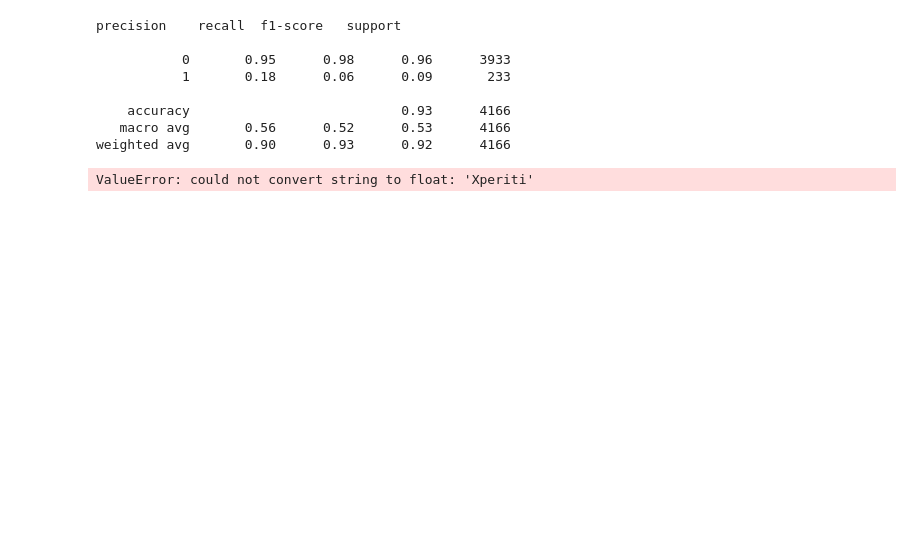
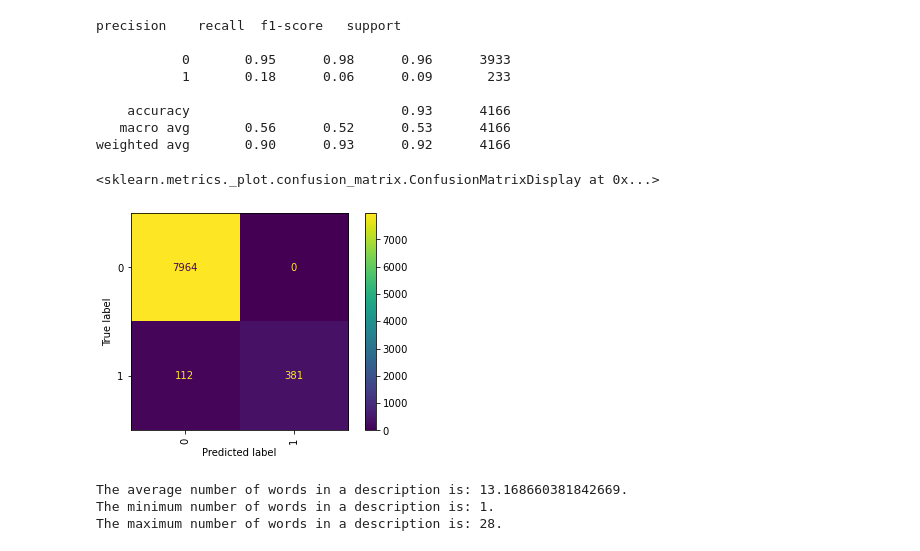
Before and after one commit to agpark1/VC-Sourcing-Model-Unit2-Build, a Jupyter notebook: 2A.ipynb, the cells around one changed output. Cells and saved outputs as stored; diff of their text form; code cells hidden in the pictures; blank space fills up the shorter version.

```diff
--- a/2A.ipynb
+++ b/2A.ipynb
@@ -264,3 +297,10 @@ precision    recall  f1-score   support
     accuracy                           0.93      4166
    macro avg       0.56      0.52      0.53      4166
 weighted avg       0.90      0.93      0.92      4166
+# %%
+# Plot a confusion matrix for your Tanzania Waterpumps model.
+from sklearn.metrics import plot_confusion_matrix
+plot_confusion_matrix(pipe, X_train, y_train, values_format='.0f', xticks_rotation='vertical')
+# %% [output]
+<sklearn.metrics._plot.confusion_matrix.ConfusionMatrixDisplay at 0x...>
+[figure, added]
@@ -274,4 +312,10 @@ smote_nc = SMOTENC(categorical_features=[data.dtypes==object], random_state=0)
-# %%
-x_resampled, y_resampled = smote_nc.fit_resample(x, y)
-# %% [output]
-ValueError: could not convert string to float: 'Xperiti'
+# %%
+document_lengths = np.array(list(map(len, data['Organization Description'].str.split(' '))))
+
+print("The average number of words in a description is: {}.".format(np.mean(document_lengths)))
+print("The minimum number of words in a description is: {}.".format(min(document_lengths)))
+print("The maximum number of words in a description is: {}.".format(max(document_lengths)))
+# %% [output]
+The average number of words in a description is: 13.168660381842669.
+The minimum number of words in a description is: 1.
+The maximum number of words in a description is: 28.
```
Also changed, not shown: parts of 21 cells of this notebook.
